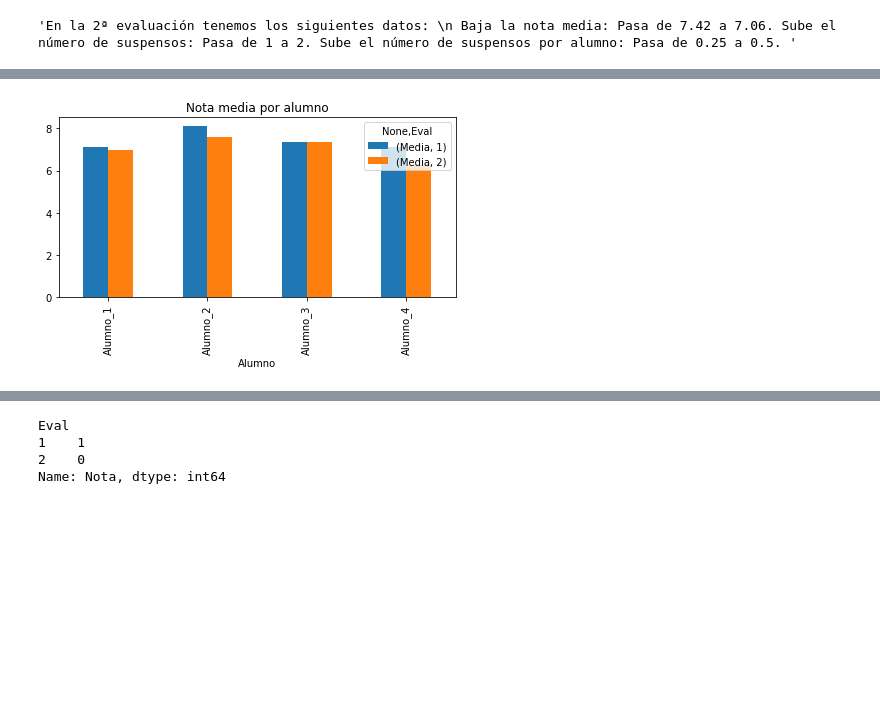
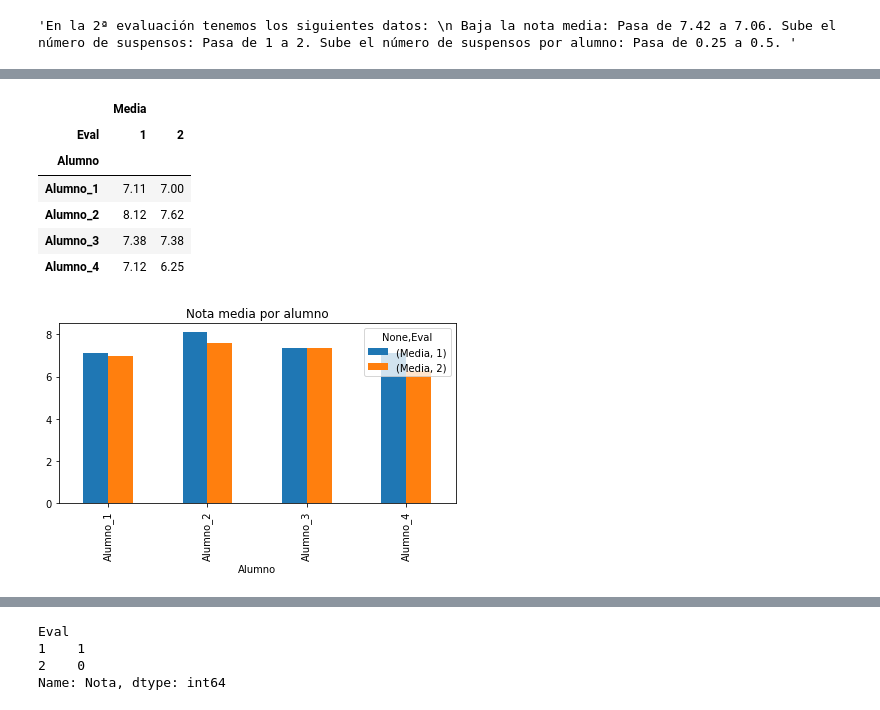
Before and after one commit to crdguez/mat4ac, a Jupyter notebook: notebooks/est_evaluacion_2021.ipynb, the cells around one changed output, grey strips where cells are left out. Drawn from its saved outputs; the diff is of its cells as text; code cells hidden in the pictures; blank space fills up the shorter version.

```diff
--- a/notebooks/est_evaluacion_2021.ipynb
+++ b/notebooks/est_evaluacion_2021.ipynb
@@ -292,11 +298,17 @@ df2.to_frame()
 # %%
-from matplotlib import rcParams
-rcParams.update({'figure.autolayout': True})
 df=actilla_final.groupby(['Alumno','Eval'])[['Nota']].mean().round(2).rename(columns={'Nota':'Media'}).unstack()
-g1=df.plot.bar(title='Nota media por alumno')
-g1
-g1.get_figure().savefig('g1.png')
+g2=df.plot.bar(title='Nota media por alumno')
+g2
+g2.get_figure().savefig('g1.png')
+df
 # %% [output]
+|  | Media |  |
+| Eval | 1 | 2 |
+| Alumno |  |  |
+| Alumno_1 | 7.11 | 7.00 |
+| Alumno_2 | 8.12 | 7.62 |
+| Alumno_3 | 7.38 | 7.38 |
+| Alumno_4 | 7.12 | 6.25 |
 [figure]
 # %%
 f = open("acta_{}ev.md".format(ultima_evaluacion), "a")
```
Also changed, not shown: parts of 7 cells of this notebook, 1 other file.
